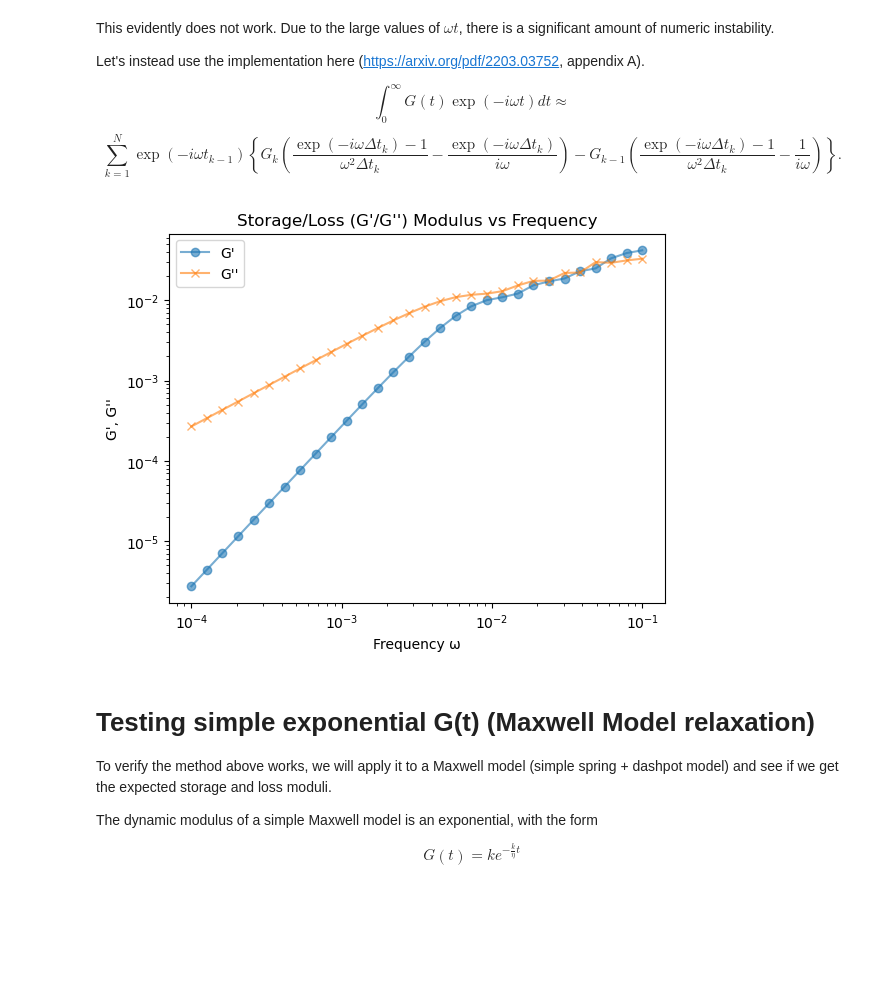
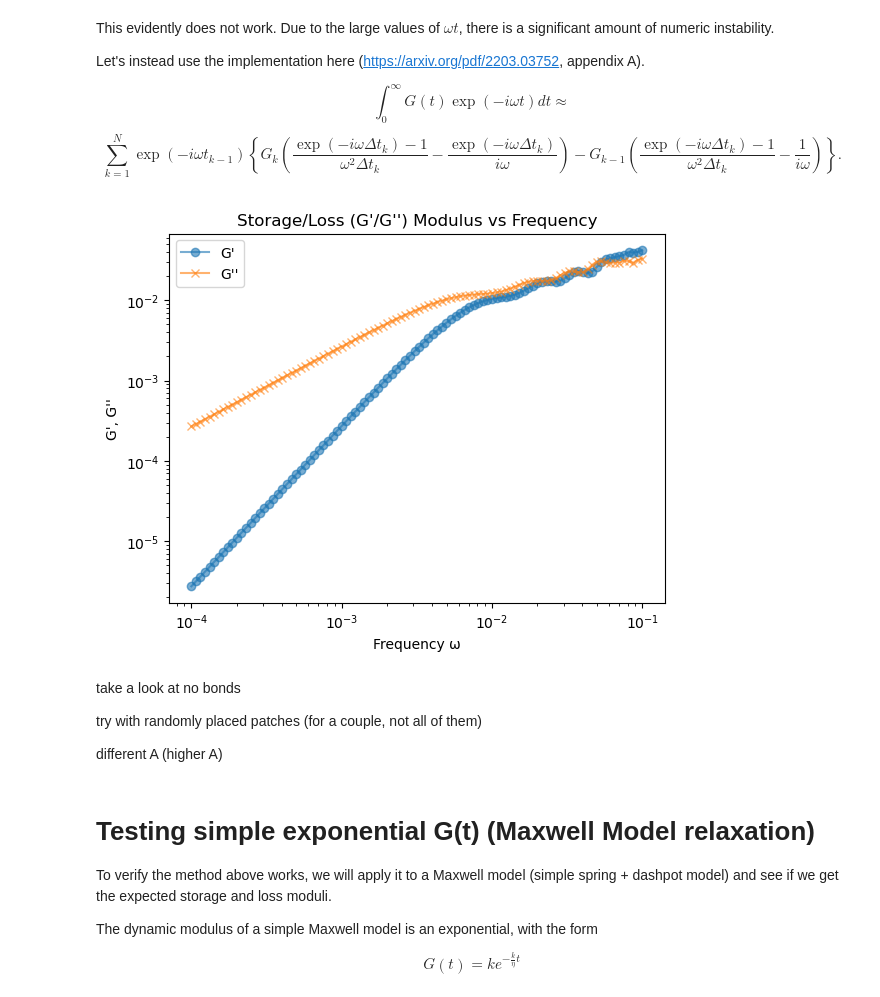
Before and after one commit to anotherbeaver/amine_polymers, a Jupyter notebook: logs/storage_loss_moduli.ipynb, the cells around one changed output. Saved outputs shown, nothing was run; the diff lists cells and outputs as text; code cells hidden in the pictures; blank space fills up the shorter version.

```diff
--- a/logs/storage_loss_moduli.ipynb
+++ b/logs/storage_loss_moduli.ipynb
@@ -323,26 +323,26 @@ def fourier_integral_moduli(t, G, omega):
         return F, Gp, Gpp
 # %%
 # n data points
-n = 30
+n = 100
 omega = np.logspace(-4, -1, n)
 
 F, Gp, Gpp = fourier_integral_moduli(t, G_t, omega)
 
 Gp = np.where(Gp < 0, np.nan, Gp)
 Gpp = np.where(Gpp < 0, np.nan, Gpp)
 
 # print(F)
 
 plt.loglog(omega, Gp, marker='o', alpha=0.6, label="G'")
 plt.loglog(omega, Gpp, marker='x', alpha=0.6, label="G''")
 plt.xlabel('Frequency ω')
 plt.ylabel("G', G''")
 plt.title("Storage/Loss (G'/G'') Modulus vs Frequency")
 # plt.show()
 # plt.loglog(omega, storage_moduli_simple_integration, marker='s', alpha=0.6, label="Storage Modulus G' (simple integration)")
 # plt.loglog(omega, loss_moduli_simple_integration, marker='d', alpha=0.6, label="Loss Modulus G'' (simple integration)")
 
 plt.legend()
 plt.show()
 # %% [output]
-[figure, old version]
+[figure, new version]
@@ -482,3 +349,9 @@ plt.show()
+# %% [markdown]
+take a look at no bonds
+
+try with randomly placed patches (for a couple, not all of them)
+
+different A (higher A)
 # %% [markdown]
 # Testing simple exponential G(t) (Maxwell Model relaxation)
 
```
Also changed, not shown: parts of 2 cells of this notebook, 2 other files.
